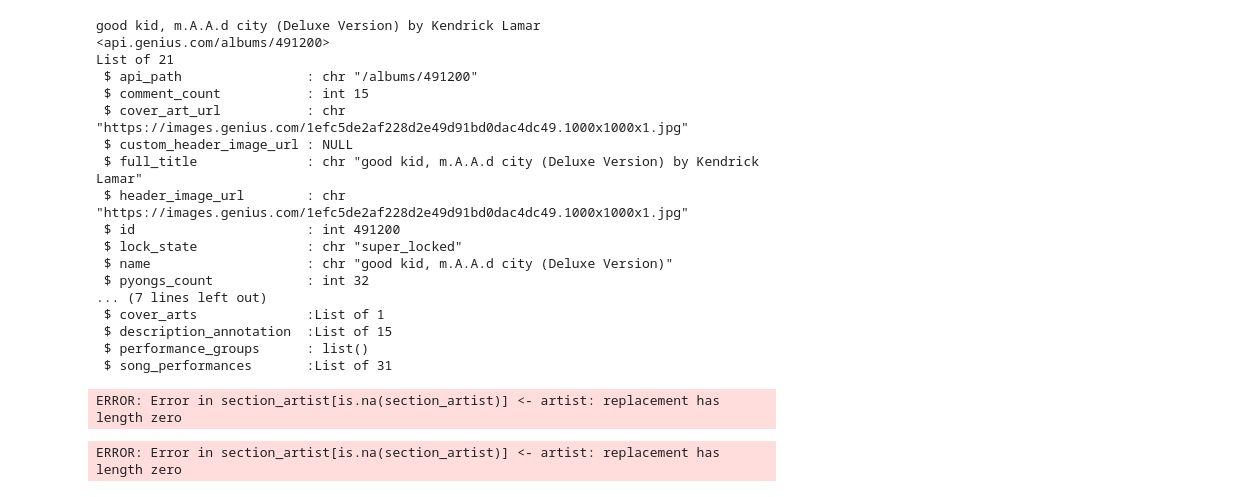
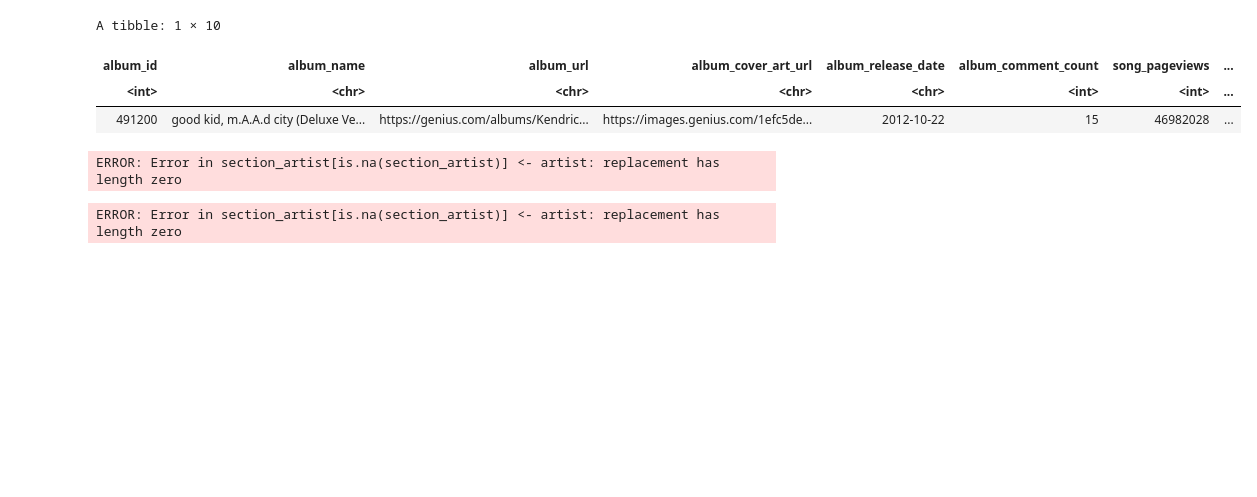
Before and after one commit to ryan-mooore/data201, a Jupyter notebook: genius.ipynb, the cells around one changed output. Cells and saved outputs as stored; diff of their text form; code cells hidden in the pictures; blank space fills up the shorter version.

```diff
--- a/genius.ipynb
+++ b/genius.ipynb
@@ -65,23 +74,10 @@ List of 19
 # %%
-get_album(album_id = 491200)
+get_album_df(album_id = 491200)
 # %% [output]
-good kid, m.A.A.d city (Deluxe Version) by Kendrick Lamar <api.genius.com/albums/491200>
-List of 21
- $ api_path                : chr "/albums/491200"
- $ comment_count           : int 15
- $ cover_art_url           : chr "https://images.genius.com/1efc5de2af228d2e49d91bd0dac4dc49.1000x1000x1.jpg"
- $ custom_header_image_url : NULL
- $ full_title              : chr "good kid, m.A.A.d city (Deluxe Version) by Kendrick Lamar"
- $ header_image_url        : chr "https://images.genius.com/1efc5de2af228d2e49d91bd0dac4dc49.1000x1000x1.jpg"
- $ id                      : int 491200
- $ lock_state              : chr "super_locked"
- $ name                    : chr "good kid, m.A.A.d city (Deluxe Version)"
- $ pyongs_count            : int 32
-... (7 lines left out)
- $ cover_arts              :List of 1
- $ description_annotation  :List of 15
- $ performance_groups      : list()
- $ song_performances       :List of 31
+A tibble: 1 × 10
+| album_id | album_name | album_url | album_cover_art_url | album_release_date | album_comment_count | song_pageviews | ... |
+| <int> | <chr> | <chr> | <chr> | <chr> | <int> | <int> | ... |
+| 491200 | good kid, m.A.A.d city (Deluxe Ve... | https://genius.com/albums/Kendric... | https://images.genius.com/1efc5de... | 2012-10-22 | 15 | 46982028 | ... |
 # %%
 ## Not available anymore due to legal issues
 #get_lyrics_id(song_id = 90479, access_token = )
```
Also changed, not shown: parts of 5 cells of this notebook, 1 other file.
